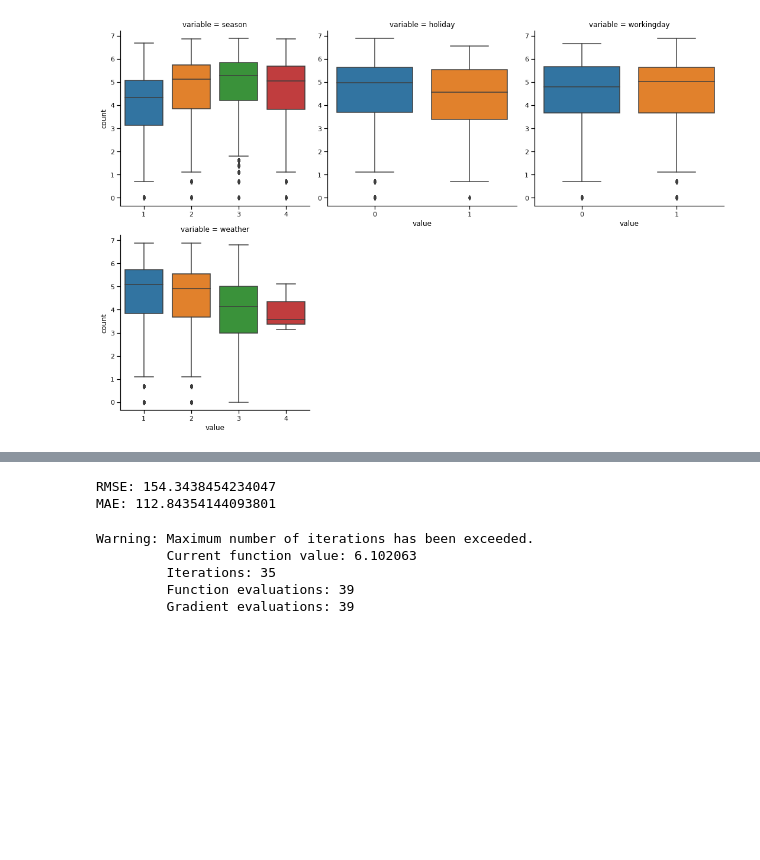
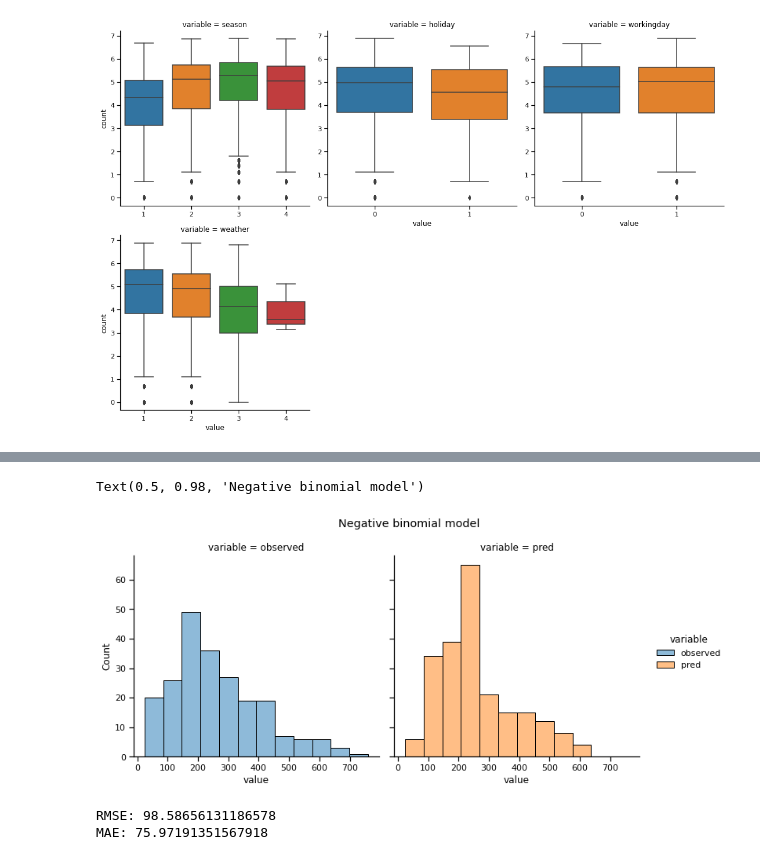
Before and after one commit to dovmar/RA, a Jupyter notebook: Lab2/Gataveckas_Gaulia_Martinkus_laboratorinio_2_kodas_Python_DM_2gr.ipynb, the cells around one changed output, grey strips where cells are left out. Drawn from its saved outputs; the diff is of its cells as text; code cells hidden in the pictures; blank space fills up the shorter version.

```diff
--- a/Lab2/Gataveckas_Gaulia_Martinkus_laboratorinio_2_kodas_Python_DM_2gr.ipynb
+++ b/Lab2/Gataveckas_Gaulia_Martinkus_laboratorinio_2_kodas_Python_DM_2gr.ipynb
@@ -18,7 +18,7 @@ train['weather'] = train.weather.astype('category')
 test['season'] = test.season.astype('category')
 test['holiday'] = test.holiday.astype('category')
 test['workingday'] = test.workingday.astype('category')
-test['weather'] = test.weather.astype('category').cat.add_categories(4)
+test['weather'] = test.weather.astype('category')
 # %%
 train
 # %% [output]
@@ -96,6 +96,6 @@ y_test, X_test = patsy.dmatrices('count ~ season + holiday + workingday + weathe
 # %%
 model_1=sm.GLM(y,X,family=sm.families.Poisson())
 res_1=model_1.fit()
-res_1.summary()
-res_1.deviance / res_1.df_resid
+dispersion = res_1.deviance / res_1.df_resid
+print(dispersion)
 # %% [output]
@@ -166,0 +103,4 @@ Text(0.5, 0.98, 'Negative binomial model')
+# %%
+model_2=sm.GLM(y,X,family=sm.families.Poisson(),var_weights=np.repeat(1/dispersion,len(y)))
+res_2=model_2.fit()
+res_2.summary()
@@ -167,3 +152,11 @@ Text(0.5, 0.98, 'Negative binomial model')
+# %%
+results = pd.DataFrame({"observed":test["count"],"pred":res_2.predict(X_test)})
+ax = sns.displot(x="value",col="variable",hue="variable",data=results.melt(),bins=12)
+ax.fig.subplots_adjust(top=0.85)
+ax.fig.suptitle("Negative binomial model")
+# %% [output]
+Text(0.5, 0.98, 'Negative binomial model')
+[figure, added]
 # %%
 from sklearn.metrics import mean_squared_error, mean_absolute_error
 
@@ -171,14 +164,5 @@ print("RMSE:",np.sqrt(mean_squared_error(results["observed"],results["pred"])))
 
 print("MAE:",mean_absolute_error(results["observed"],results["pred"]))
 # %% [output]
-RMSE: 154.3438454234047
-MAE: 112.84354144093801
+RMSE: 98.58656131186578
+MAE: 75.97191351567918
-# %%
-model_ztrunc = sm.NegativeBinomialP(y,X)
-res_ztrunc = model_ztrunc.fit()
-# %% [output]
-Warning: Maximum number of iterations has been exceeded.
-         Current function value: 6.102063
-         Iterations: 35
-         Function evaluations: 39
-         Gradient evaluations: 39
```
Also changed, not shown: parts of 17 cells of this notebook, 7 other files.
